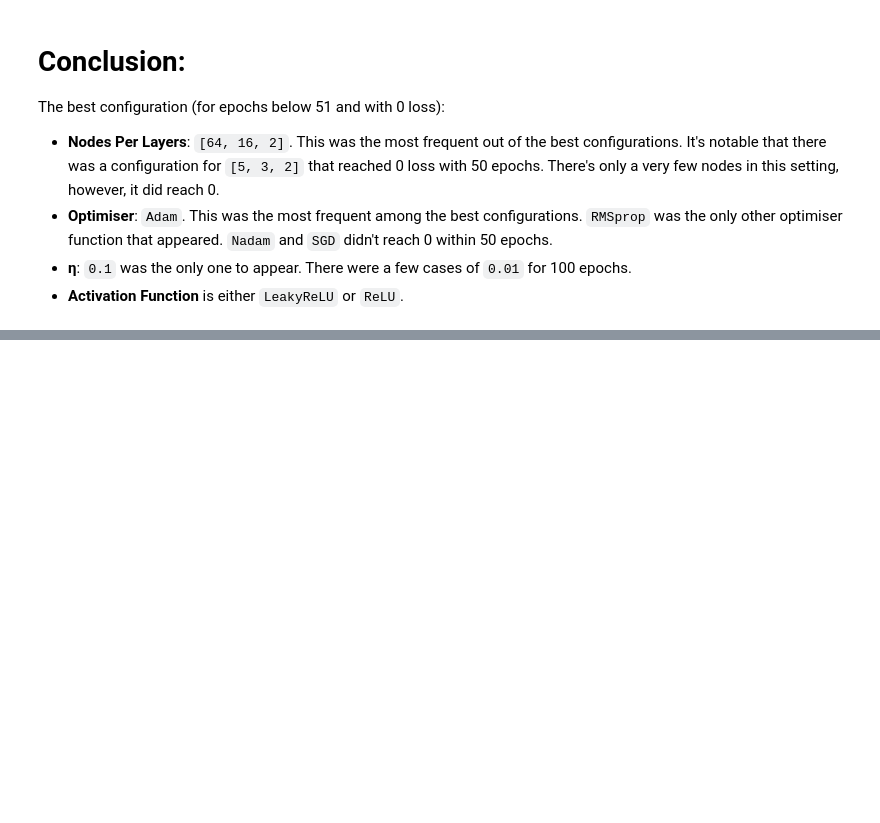
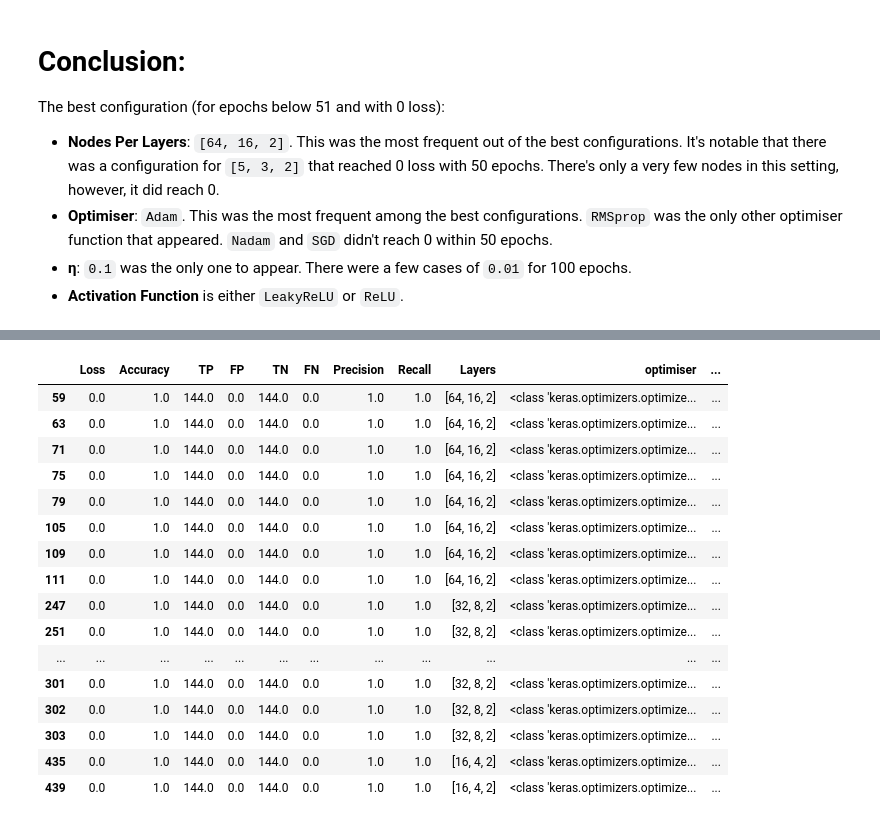
Before and after one commit to csupika/F21DL-Machine-Learning-Portfolio, a Jupyter notebook: Lab10.ipynb, the cells around one changed output, grey strips where cells are left out. Drawn from its saved outputs; the diff is of its cells as text; code cells hidden in the pictures; blank space fills up the shorter version.

```diff
--- a/Lab10.ipynb
+++ b/Lab10.ipynb
@@ -285,0 +490,33 @@ The best configuration (for epochs below 51 and with 0 loss):
+# %%
+#Evaluating our third classifier on the test set
+model = keras.models.Sequential([
+                            keras.layers.Flatten(input_shape=[9, 9]),
+                            keras.layers.Dense(64, activation="LeakyReLU"),
+                            keras.layers.Dense(16, activation="LeakyReLU"),
+                            keras.layers.Dense(2, activation="softmax")
+                        ])
+model.compile(loss=keras.losses.categorical_crossentropy,
+                                      optimizer=keras.optimizers.Adam(learning_rate=0.1),
+                                      metrics=[keras.metrics.categorical_accuracy, keras.metrics.TruePositives(), keras.metrics.FalsePositives(), keras.metrics.TrueNegatives(), keras.metrics.FalseNegatives(), keras.metrics.Precision(), keras.metrics.Recall()])
+model.fit(X_train3,y_train3, epochs = 5)
+resulttest3 = model.evaluate(X_test3,y_test3)
+list_of_results_overfitting.append(resulttest3)
+# %%
+#Evaluating our third classifier on the train set
+model = keras.models.Sequential([
+                            keras.layers.Flatten(input_shape=[9, 9]),
+                            keras.layers.Dense(64, activation="LeakyReLU"),
+                            keras.layers.Dense(16, activation="LeakyReLU"),
+                            keras.layers.Dense(2, activation="softmax")
+                        ])
+model.compile(loss=keras.losses.categorical_crossentropy,
+                                      optimizer=keras.optimizers.Adam(learning_rate=0.1),
+                                      metrics=[keras.metrics.categorical_accuracy, keras.metrics.TruePositives(), keras.metrics.FalsePositives(), keras.metrics.TrueNegatives(), keras.metrics.FalseNegatives(), keras.metrics.Precision(), keras.metrics.Recall()])
+model.fit(X_train3,y_train3, epochs = 5)
+resulttrain3 = model.evaluate(X_train3,y_train3)
+list_of_results_overfitting.append(resulttest3)
+# %%
+labels = ["Loss", "Accuracy", "TP", "FP", "TN", "FN", "Precision", "Recall"]
+labels2 = ["Classifier 1 test", "Classifier 1 train", "Classifier 2 test", "Classifier 2 train", "Classifier 3 test", "Classifier 3 train"]
+df = pd.DataFrame(data = list_of_results_overfitting, columns=labels, index = labels2)
+df
@@ -285,0 +525,6 @@ The best configuration (for epochs below 51 and with 0 loss):
+# %%
+layers_list = [[64,16,2],[32,8,2],[16,4,2]]
+η_list = [0.1, 0.01, 0.001]
+epochs = [3, 5, 10, 50]
+optimisations = [keras.optimizers.SGD, keras.optimizers.RMSprop, keras.optimizers.Adam, keras.optimizers.Nadam]
+activations = ["sigmoid", "tanh", "relu", "LeakyReLU"]
@@ -285,0 +644,20 @@ The best configuration (for epochs below 51 and with 0 loss):
+# %%
+dfcv[dfcv.Loss == 0 ]
+# %% [output]
+|  | Loss | Accuracy | TP | FP | TN | FN | Precision | Recall | Layers | optimiser | ... |
+| 59 | 0.0 | 1.0 | 144.0 | 0.0 | 144.0 | 0.0 | 1.0 | 1.0 | [64, 16, 2] | <class 'keras.optimizers.optimize... | ... |
+| 63 | 0.0 | 1.0 | 144.0 | 0.0 | 144.0 | 0.0 | 1.0 | 1.0 | [64, 16, 2] | <class 'keras.optimizers.optimize... | ... |
+| 71 | 0.0 | 1.0 | 144.0 | 0.0 | 144.0 | 0.0 | 1.0 | 1.0 | [64, 16, 2] | <class 'keras.optimizers.optimize... | ... |
+| 75 | 0.0 | 1.0 | 144.0 | 0.0 | 144.0 | 0.0 | 1.0 | 1.0 | [64, 16, 2] | <class 'keras.optimizers.optimize... | ... |
+| 79 | 0.0 | 1.0 | 144.0 | 0.0 | 144.0 | 0.0 | 1.0 | 1.0 | [64, 16, 2] | <class 'keras.optimizers.optimize... | ... |
+| 105 | 0.0 | 1.0 | 144.0 | 0.0 | 144.0 | 0.0 | 1.0 | 1.0 | [64, 16, 2] | <class 'keras.optimizers.optimize... | ... |
+| 109 | 0.0 | 1.0 | 144.0 | 0.0 | 144.0 | 0.0 | 1.0 | 1.0 | [64, 16, 2] | <class 'keras.optimizers.optimize... | ... |
+| 111 | 0.0 | 1.0 | 144.0 | 0.0 | 144.0 | 0.0 | 1.0 | 1.0 | [64, 16, 2] | <class 'keras.optimizers.optimize... | ... |
+| 247 | 0.0 | 1.0 | 144.0 | 0.0 | 144.0 | 0.0 | 1.0 | 1.0 | [32, 8, 2] | <class 'keras.optimizers.optimize... | ... |
+| 251 | 0.0 | 1.0 | 144.0 | 0.0 | 144.0 | 0.0 | 1.0 | 1.0 | [32, 8, 2] | <class 'keras.optimizers.optimize... | ... |
+| ... | ... | ... | ... | ... | ... | ... | ... | ... | ... | ... | ... |
+| 301 | 0.0 | 1.0 | 144.0 | 0.0 | 144.0 | 0.0 | 1.0 | 1.0 | [32, 8, 2] | <class 'keras.optimizers.optimize... | ... |
+| 302 | 0.0 | 1.0 | 144.0 | 0.0 | 144.0 | 0.0 | 1.0 | 1.0 | [32, 8, 2] | <class 'keras.optimizers.optimize... | ... |
+| 303 | 0.0 | 1.0 | 144.0 | 0.0 | 144.0 | 0.0 | 1.0 | 1.0 | [32, 8, 2] | <class 'keras.optimizers.optimize... | ... |
+| 435 | 0.0 | 1.0 | 144.0 | 0.0 | 144.0 | 0.0 | 1.0 | 1.0 | [16, 4, 2] | <class 'keras.optimizers.optimize... | ... |
+| 439 | 0.0 | 1.0 | 144.0 | 0.0 | 144.0 | 0.0 | 1.0 | 1.0 | [16, 4, 2] | <class 'keras.optimizers.optimize... | ... |
```
Also changed, not shown: parts of 48 cells of this notebook, 1 other file.
